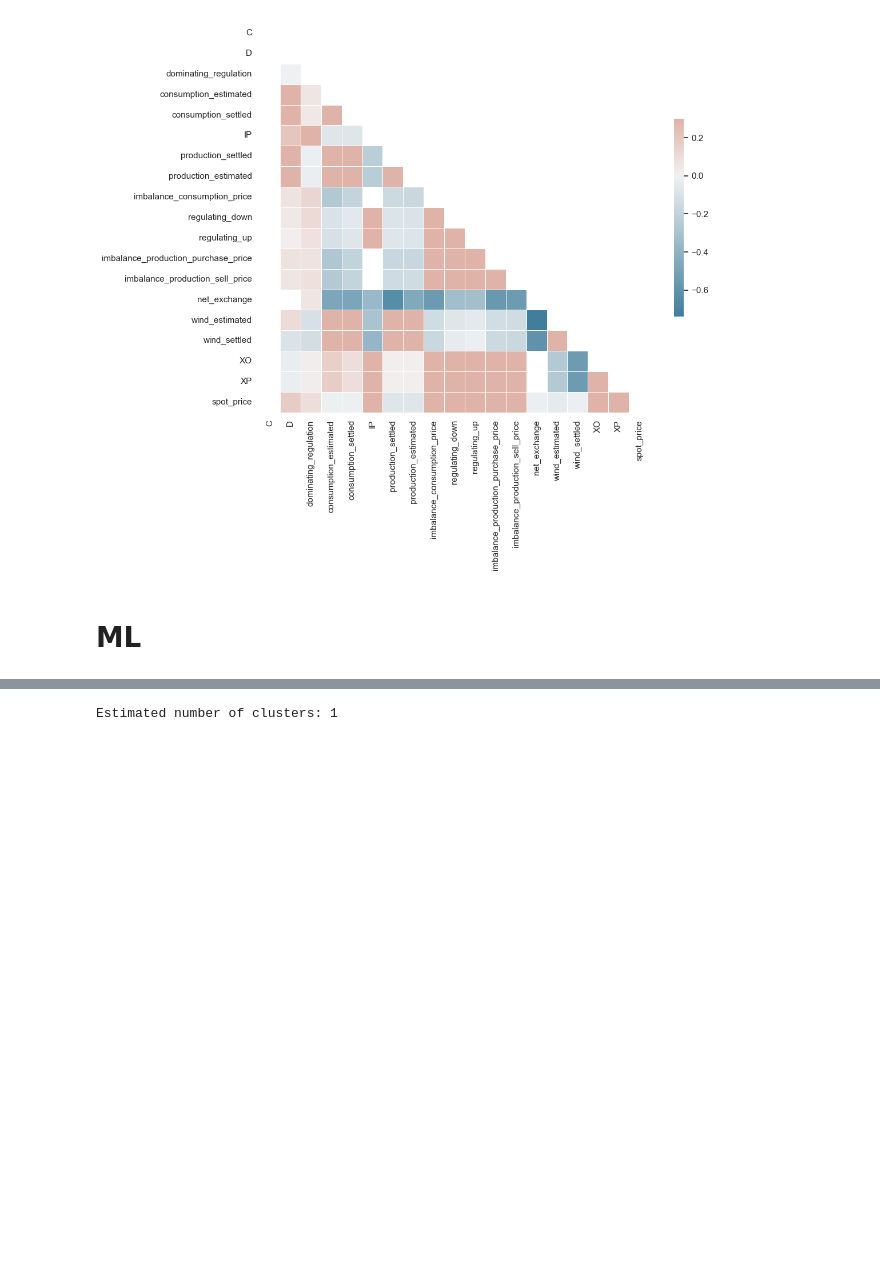
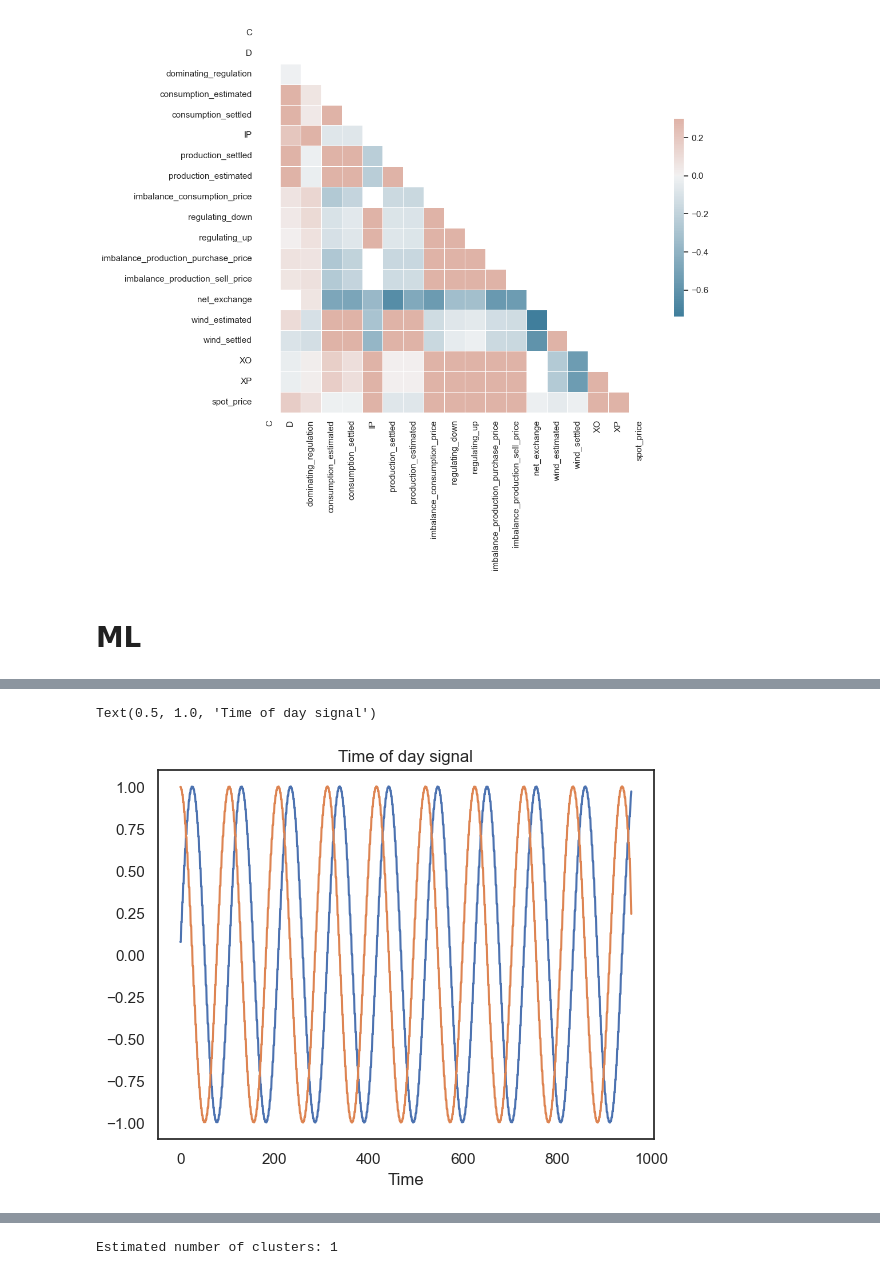
Before and after one commit to KoLogicDev/DSProject, a Jupyter notebook: DSProject.ipynb, the cells around one changed output, grey strips where cells are left out. Cells and saved outputs as stored; diff of their text form; code cells hidden in the pictures; blank space fills up the shorter version.

```diff
--- a/DSProject.ipynb
+++ b/DSProject.ipynb
@@ -255,3 +255,8 @@ The default value of numeric_only in DataFrame.corr is deprecated. In a future v
 [figure]
 # %% [markdown]
 # ML
+# %%
+stockholm_df = merged[(merged.country == 'Sweden') & (merged.bidding_area.isin(['SE3 Sweden', 'Sverige']))].sort_values(by=['date'])
+stockholm_df.fillna(method="ffill")
+date_time = stockholm_df['date']
+stockholm_df = stockholm_df.select_dtypes(include=np.number)
@@ -257,0 +283,20 @@ The default value of numeric_only in DataFrame.corr is deprecated. In a future v
+# %%
+stockholm_df = stockholm_df[['consumption_estimated','consumption_settled',
+                             'production_settled', 'production_estimated',
+                             'net_exchange', 'wind_estimated', 'wind_settled',
+                             'spot_price']]
+timestamp_s = date_time.map(pd.Timestamp.timestamp)
+# %%
+day = 24*60*60
+year = (365.2425)*day
+
+stockholm_df['Year sin'] = np.sin(timestamp_s * (2 * np.pi / year))
+stockholm_df['Year cos'] = np.cos(timestamp_s * (2 * np.pi / year))
+# %%
+plt.plot(np.array(stockholm_df['Year sin']))
+plt.plot(np.array(stockholm_df['Year cos']))
+plt.xlabel('Time')
+plt.title('Time of day signal')
+# %% [output]
+Text(0.5, 1.0, 'Time of day signal')
+[figure, added]
```
Also changed, not shown: parts of 28 cells of this notebook, 1 other file.
